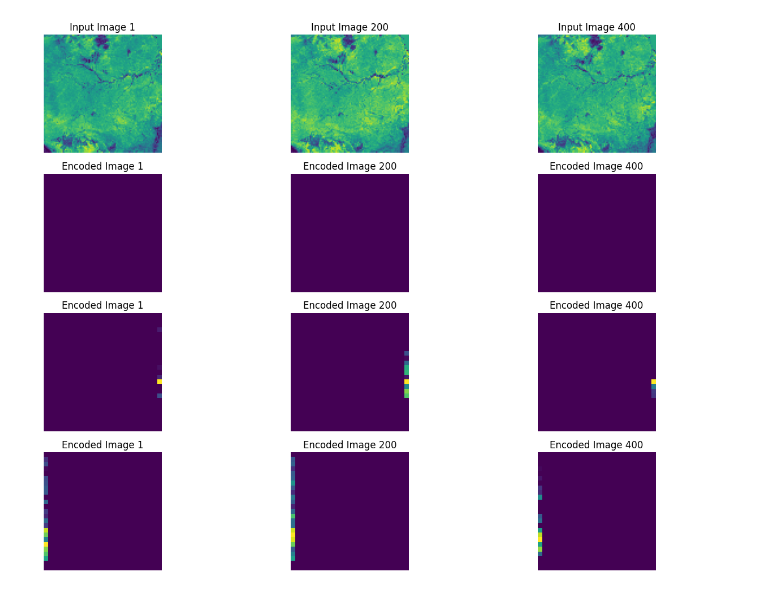
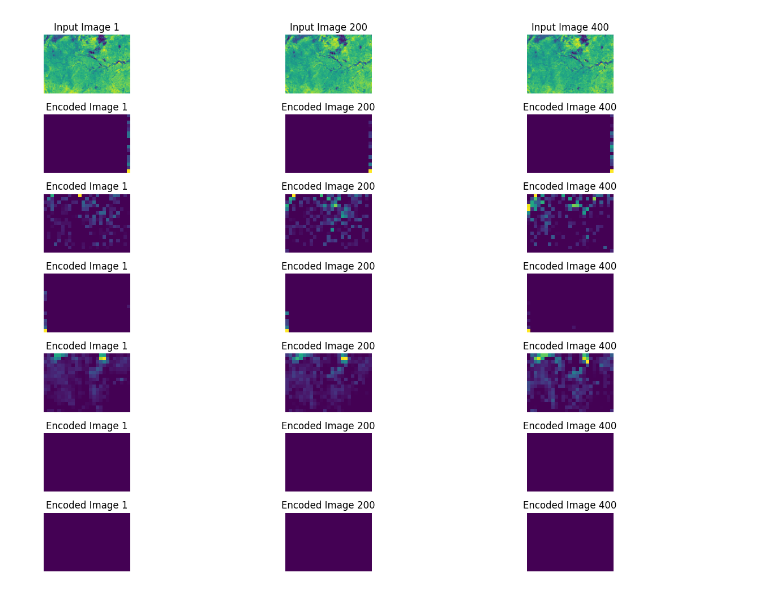
Before and after one commit to raviolihui/SIF_anomalies, a Jupyter notebook: TROPOMI_AE.ipynb, the cells around one changed output. Drawn from its saved outputs; the diff is of its cells as text; code cells hidden in the pictures.

```diff
--- a/TROPOMI_AE.ipynb
+++ b/TROPOMI_AE.ipynb
@@ -1,6 +1,8 @@
 # %%
 import xarray as xr
 import numpy as np
+import cartopy.crs as ccrs
+import cartopy.feature as cfeature
 import os
 import matplotlib.pyplot as plt
 import pandas as pd
@@ -9,11 +11,11 @@ from tensorflow.keras.layers import Input, ConvLSTM2D, TimeDistributed, Conv2D,
 from tensorflow.keras.models import Model
 from tensorflow.keras.regularizers import l2
 from skimage.measure import block_reduce
-
+from skimage.transform import resize
 
 # Amazon bounds
-lat_min, lat_max = -15, 5
-lon_min, lon_max = -70, -50
+lat_min, lat_max = -10, 5
+lon_min, lon_max = -75, -50
 
 sif_amazon = []
 time_list = []
@@ -63,5 +65,12 @@ for i, month_data in enumerate(sif_amazon):
 print("Fixed sif_monthly shape:", sif_monthly.shape)
 # solar_induced_fluorescence_uncertainty         (time, latitude, longitude) float32 537MB .
 #solar_induced_fluorescence_uncertainty_weight  (time, latitude, longitude) float32 537MB ...
+
+# Calculate the monthly mean over all pixels for February 2023
+year_idx = years.index(2023)  # Find the index for the year 2023
+month_idx = 1  # February (0-based index)
+
+february_2023_mean = np.nanmean(sif_monthly[year_idx, month_idx])
+print(f"Monthly mean SIF for February 2023: {february_2023_mean}")
 # %% [output]
 Files found: ['s5p-l3grd-sif-001-month-20190101-20240325.nc', 's5p-l3grd-sif-001-month-20190201-20240325.nc', 's5p-l3grd-sif-001-month-20190301-20240325.nc', 's5p-l3grd-sif-001-month-20190401-20240325 ...
@@ -293,7 +432,8 @@ Epoch 50/50
 <keras.src.callbacks.history.History at 0x...>
 # %%
 # extract encoder output
-encoder = Model(inputs=autoencoder.input, outputs=autoencoder.get_layer("max_pooling3d_59").output)
+encoder = Model(inputs=autoencoder.input, outputs=autoencoder.get_layer("max_pooling3d_19").output)
 encoded_imgs = encoder.predict(sif_patches[..., np.newaxis])
 print("Encoded images shape:", encoded_imgs.shape)  # Should be (num_sequences, new_h, new_w, 8)
+print("Encoded images:", encoded_imgs[idx, ])
 # %% [output]
@@ -303,38 +444,56 @@ Encoded images shape: (486, 3, 25, 25, 8)
 # Visualize some encoded images
 num_images_to_plot = 3
 
 indices_to_plot = [0, 199, 399]
 
 # Visualize the input images corresponding to the encoded images
-fig, axes = plt.subplots(4, num_images_to_plot, figsize=(15, 10))
+fig, axes = plt.subplots(7, num_images_to_plot, figsize=(15, 10))
 
 for i, idx in enumerate(indices_to_plot):
     # Plot the input image
     input_image = sif_monthly_clipped[idx, :, :, :]
     axes[0, i].imshow(input_image.mean(axis=0), cmap='viridis', origin='lower')  # Mean projection along one axis
     axes[0, i].set_title(f"Input Image {idx+1}")
     axes[0, i].axis('off')
 
     # Plot the encoded image
-    encoded_image = encoded_imgs[idx, :, :, :, 0]  # Select the first channel of the encoded image
+    encoded_image = encoded_imgs[idx, :, :, :, 1]  # Select the first channel of the encoded image
     axes[1, i].imshow(encoded_image[0], cmap='viridis', origin='lower')  # Mean projection along one axis
     axes[1, i].set_title(f"Encoded Image {idx+1}")
     axes[1, i].axis('off')
 
     # Plot the encoded image
-    encoded_image = encoded_imgs[idx, :, :, :, 0]  # Select the first channel of the encoded image
-    axes[2, i].imshow(encoded_image[1], cmap='viridis', origin='lower')  # Mean projection along one axis
+    encoded_image = encoded_imgs[idx, :, :, :, 2]  # Select the first channel of the encoded image
+    axes[2, i].imshow(encoded_image[0], cmap='viridis', origin='lower')  # Mean projection along one axis
     axes[2, i].set_title(f"Encoded Image {idx+1}")
     axes[2, i].axis('off')
 
     # Plot the encoded image
-    encoded_image = encoded_imgs[idx, :, :, :, 0]  # Select the first channel of the encoded image
-    axes[3, i].imshow(encoded_image[2], cmap='viridis', origin='lower')  # Mean projection along one axis
+    encoded_image = encoded_imgs[idx, :, :, :, 3]  # Select the first channel of the encoded image
+    axes[3, i].imshow(encoded_image[0], cmap='viridis', origin='lower')  # Mean projection along one axis
     axes[3, i].set_title(f"Encoded Image {idx+1}")
     axes[3, i].axis('off')
 
+    # Plot the encoded image
+    encoded_image = encoded_imgs[idx, :, :, :, 4]  # Select the first channel of the encoded image
+    axes[4, i].imshow(encoded_image[0], cmap='viridis', origin='lower')  # Mean projection along one axis
+    axes[4, i].set_title(f"Encoded Image {idx+1}")
+    axes[4, i].axis('off')
+
+    # Plot the encoded image
+    encoded_image = encoded_imgs[idx, :, :, :, 0]  # Select the first channel of the encoded image
+    axes[5, i].imshow(encoded_image[1], cmap='viridis', origin='lower')  # Mean projection along one axis
+    axes[5, i].set_title(f"Encoded Image {idx+1}")
+    axes[5, i].axis('off')
+
+    # Plot the encoded image
+    encoded_image = encoded_imgs[idx, :, :, :, 0]  # Select the first channel of the encoded image
+    axes[6, i].imshow(encoded_image[2], cmap='viridis', origin='lower')  # Mean projection along one axis
+    axes[6, i].set_title(f"Encoded Image {idx+1}")
+    axes[6, i].axis('off')
+
 plt.tight_layout()
 plt.show()
 # %% [output]
-[figure, old version]
+[figure, new version]
 # %%
```
Also changed, not shown: parts of 21 cells of this notebook, 7 other files.
